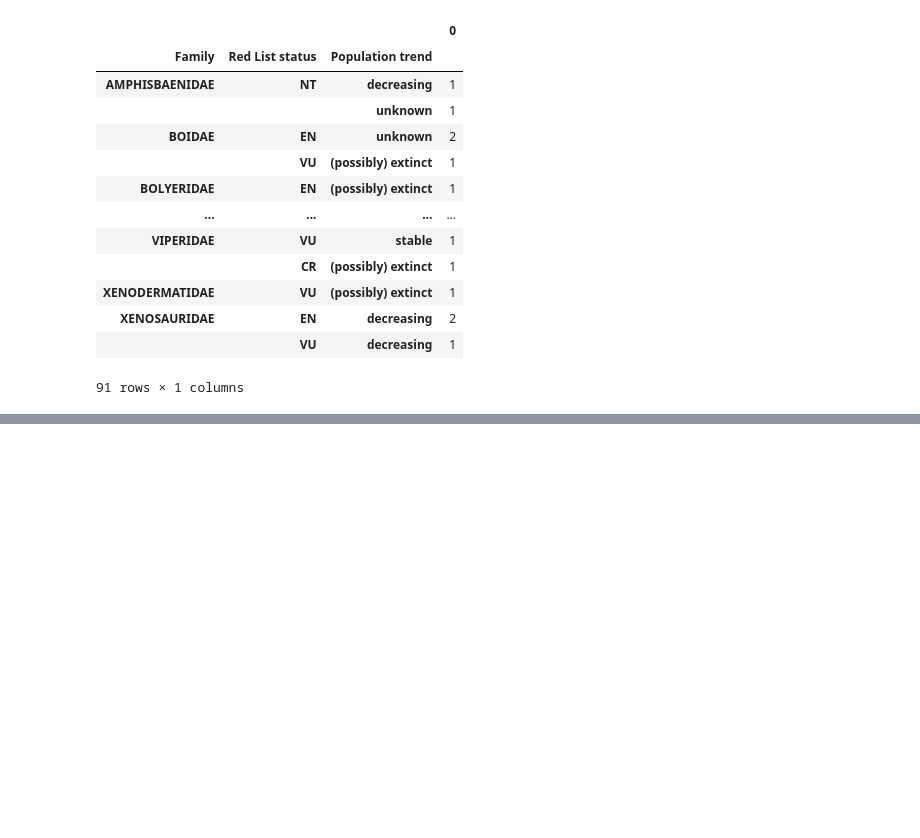
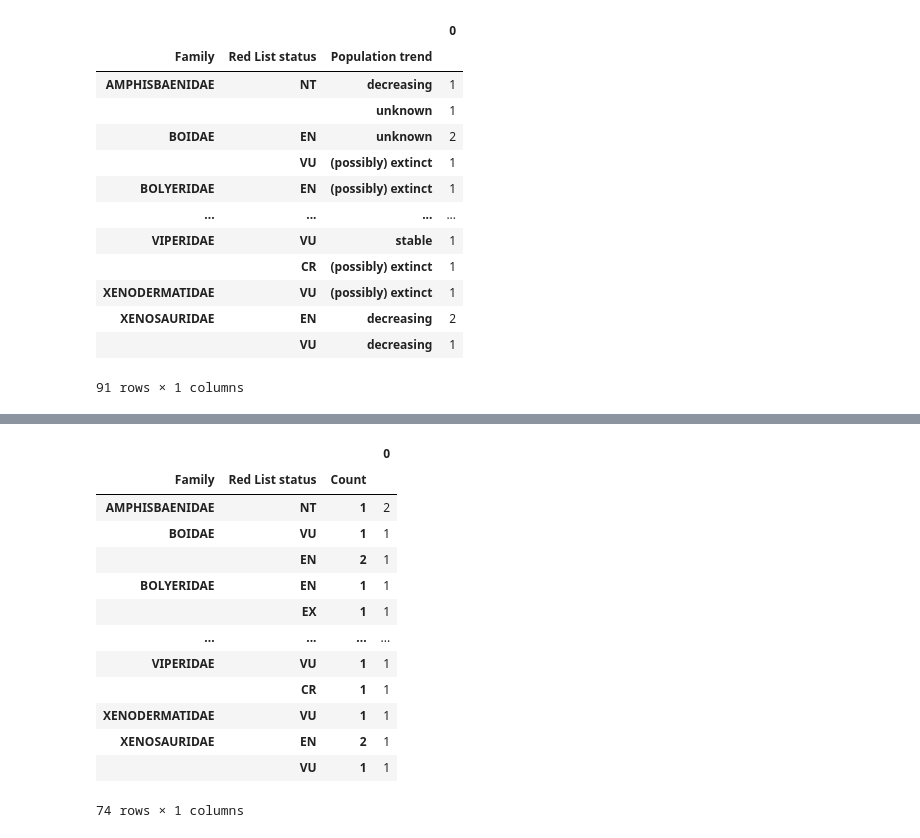
Before and after one commit to AlexaS17/snake_conservation_status, a Jupyter notebook: Data_Exploration.ipynb, the cells around one changed output, grey strips where cells are left out. Drawn from its saved outputs; the diff is of its cells as text; code cells hidden in the pictures; blank space fills up the shorter version.

```diff
--- a/Data_Exploration.ipynb
+++ b/Data_Exploration.ipynb
@@ -202,0 +228,18 @@ status
+# %%
+iucn = status_alone.groupby(['Family']).value_counts().to_frame()
+iucn
+# %% [output]
+|  |  |  | 0 |
+| Family | Red List status | Count |  |
+| AMPHISBAENIDAE | NT | 1 | 2 |
+| BOIDAE | VU | 1 | 1 |
+|  | EN | 2 | 1 |
+| BOLYERIDAE | EN | 1 | 1 |
+|  | EX | 1 | 1 |
+| ... | ... | ... | ... |
+| VIPERIDAE | VU | 1 | 1 |
+|  | CR | 1 | 1 |
+| XENODERMATIDAE | VU | 1 | 1 |
+| XENOSAURIDAE | EN | 2 | 1 |
+|  | VU | 1 | 1 |
+74 rows × 1 columns
```
Also changed, not shown: parts of 16 cells of this notebook.
